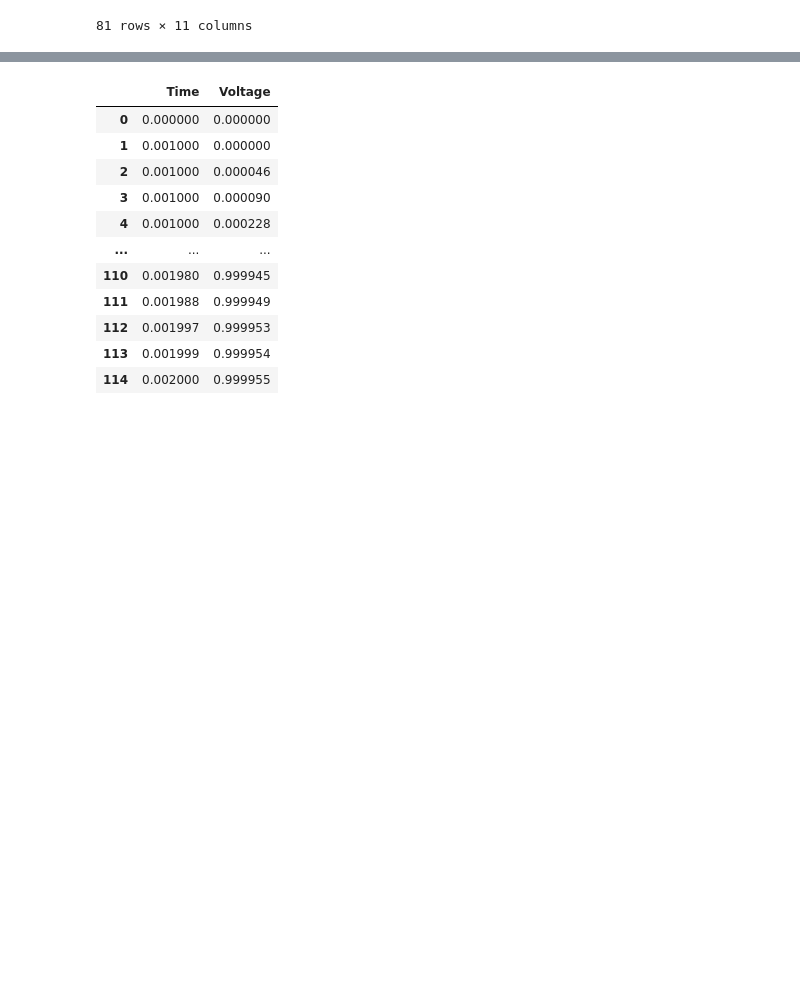
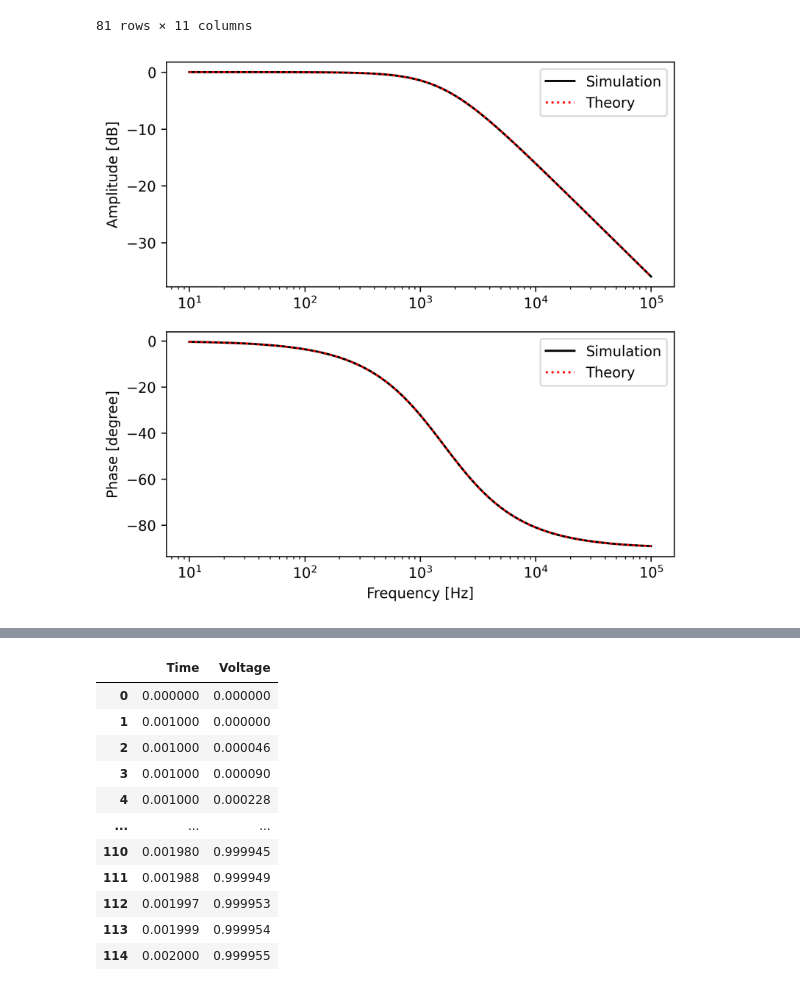
Before and after one commit to ysozeki/P1graph, a Jupyter notebook: P1_graph.ipynb, the cells around one changed output, grey strips where cells are left out. Saved outputs shown, nothing was run; the diff lists cells and outputs as text; code cells hidden in the pictures; blank space fills up the shorter version.

```diff
--- a/P1_graph.ipynb
+++ b/P1_graph.ipynb
@@ -187,4 +229,32 @@ df
 | 79 | 89125.093813 | 0.000319 | -0.017852 | 0.000319-0.017852j | 0.017855 | -34.964982 | -88.976951 | 0.000000+55.998948j | 0.000319-0.017852j | -34.964982 | ... |
 | 80 | 100000.000000 | 0.000253 | -0.015911 | 0.000253-0.015911j | 0.015913 | -35.964697 | -89.088186 | 0.000000+62.831853j | 0.000253-0.015911j | -35.964697 | ... |
 81 rows × 11 columns
+# %%
+#シミュレーション特性と理論特性の一括表示（振幅と位相のグラフを縦に並べる場合）
+
+#2つの軸を使うためのおまじない
+fig = plt.figure(figsize=(6.4,6.4), dpi=300)
+ax1 = fig.add_subplot(211)
+ax2 = fig.add_subplot(212)
+
+#振幅のプロット
+ax1.plot(df['Freq'], df['Amp_dB'], color= 'black', label = 'Simulation')
+ax1.plot(df['Freq'], df['Amp_dB_theory'], color = 'red', linestyle = 'dotted', label = 'Theory')
+ax1.set_xscale("log")
+ax1.set_ylabel("Amplitude [dB]")
+ax1.legend()
+
+#位相のプロット
+ax2.plot(df['Freq'], df['Phase'], color = 'black', label = 'Simulation')
+ax2.plot(df['Freq'], df['Phase_theory'], color = 'red', linestyle = 'dotted', label = 'Theory')
+ax2.set_xlabel("Frequency [Hz]")
+ax2.set_ylabel("Phase [degree]")
+ax2.set_xscale("log")
+ax2.legend()
+
+#画像の保存
+plt.savefig(filename + '1.png')
+plt.show()
+# %% [output]
+[figure, added]
 # %%
```
Also changed, not shown: parts of 7 cells of this notebook.
